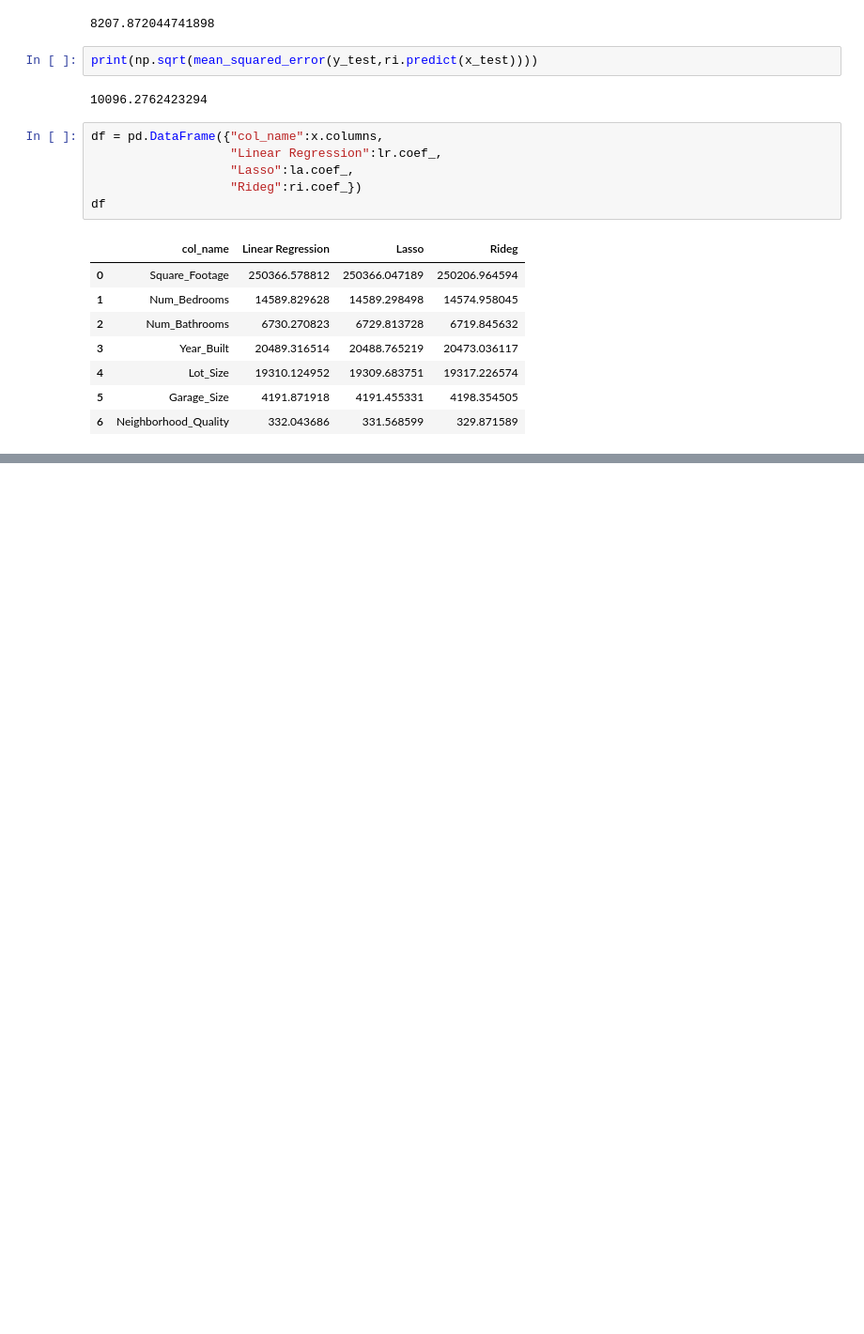
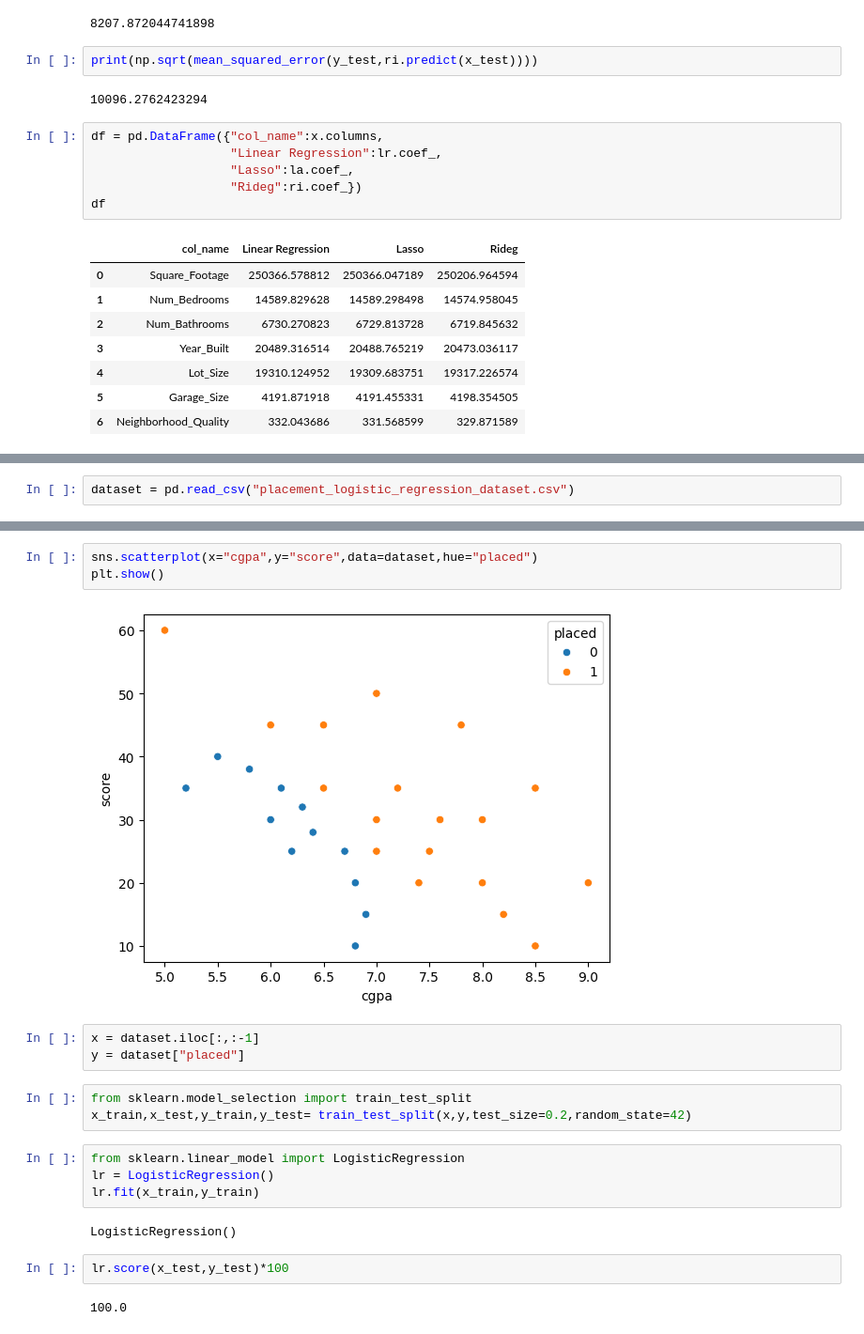
Before and after one commit to jaskiratbudhmaan-ship-it/LocalRepo, a Jupyter notebook: Machine_Learning2.ipynb, the cells around one changed output, grey strips where cells are left out. Shown at 94% size. Saved outputs shown, nothing was run; the diff lists cells and outputs as text; blank space fills up the shorter version.

```diff
--- a/Machine_Learning2.ipynb
+++ b/Machine_Learning2.ipynb
@@ -314,0 +380,2 @@ df
+# %%
+dataset = pd.read_csv("placement_logistic_regression_dataset.csv")
@@ -314,0 +389,21 @@ df
+# %%
+sns.scatterplot(x="cgpa",y="score",data=dataset,hue="placed")
+plt.show()
+# %% [output]
+[figure, added]
+# %%
+x = dataset.iloc[:,:-1]
+y = dataset["placed"]
+# %%
+from sklearn.model_selection import train_test_split
+x_train,x_test,y_train,y_test= train_test_split(x,y,test_size=0.2,random_state=42)
+# %%
+from sklearn.linear_model import LogisticRegression
+lr = LogisticRegression()
+lr.fit(x_train,y_train)
+# %% [output]
+LogisticRegression()
+# %%
+lr.score(x_test,y_test)*100
+# %% [output]
+100.0
```
Also changed, not shown: parts of 20 cells of this notebook.
